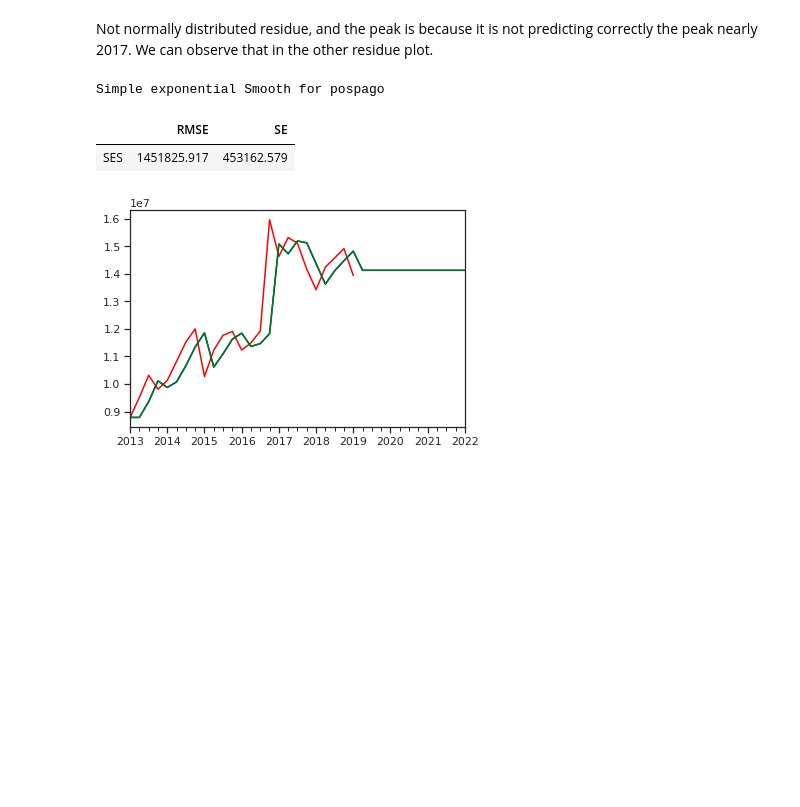
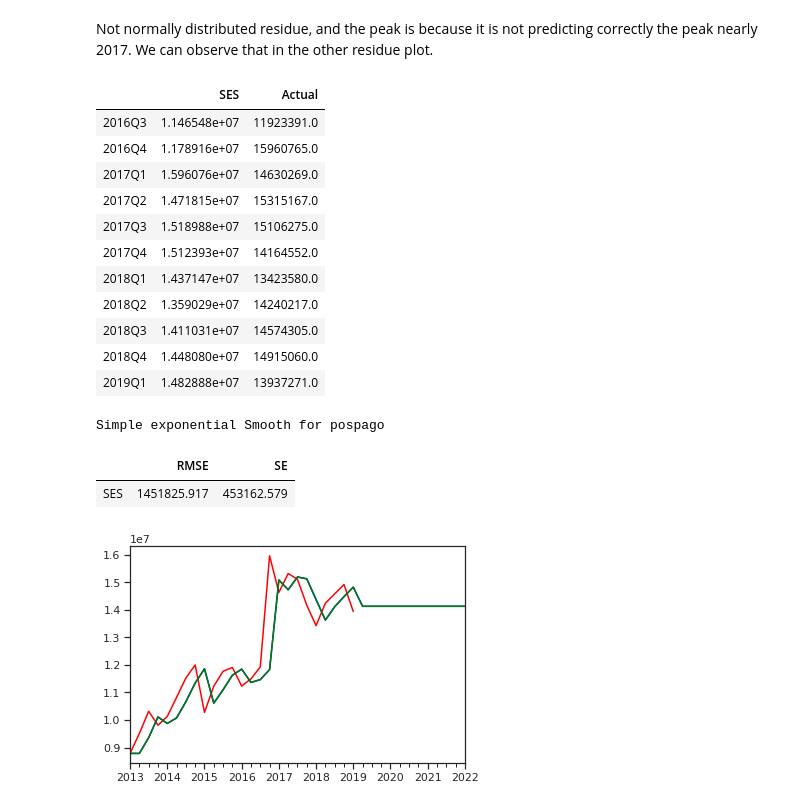
Before and after one commit to git-lu/TimeSeriesAnalysis, a Jupyter notebook: NaiveTimeSeriesAnalysis.ipynb, the cells around one changed output. Cells and saved outputs as stored; diff of their text form; code cells hidden in the pictures; blank space fills up the shorter version.

```diff
--- a/NaiveTimeSeriesAnalysis.ipynb
+++ b/NaiveTimeSeriesAnalysis.ipynb
@@ -221,26 +238,3 @@ display(table_1.round(3))
 Random Walk for prepago
 |  | RMSE | SE |
 | RW | 432408.343 | 136365.326 |
-# %%
-h=12
-w=h*10
-data = y2
-model = sm.tsa.SimpleExpSmoothing
-pred_index = data.index[-1] + np.array(range(1,h+1))
-pred_rolling = pd.Series(0,index=pred_index)
-pred_expanding = pd.Series(0,index=pred_index)
-orig_exp = None
-orig_roll = None
-for i in range(0,h):
-    current_exp = pd.concat([data, pred_expanding.head(i)])
-    expanding = model(current_exp).fit()
-    pred_expanding.update(expanding.forecast(1))
-    current_roll = pd.concat([data, pred_rolling.head(i)])
-    rolling = model(current_roll.tail(w)).fit()
-    pred_rolling.update(rolling.forecast(1))
-    if i==0:
-        orig_fit = expanding.fittedvalues
-        orig_roll = rolling.fittedvalues
-ax = data[-w:].plot(color='red');#figsize=(9,6))
-pd.concat([orig_fit[-w:],pred_expanding]).plot(ax=ax,color='blue');
-pd.concat([orig_roll[-w:],pred_rolling]).plot(ax=ax,color='green');
@@ -319,31 +311,45 @@ correctly the peak nearly 2017. We can observe that in the other residue plot.
 # %%
 validation=y1['2016Q3':].index # validación desde 2016 Q3 (40% de los datos)
 start = y1.index.get_loc('2016Q3') # indice de 2017 Q1
 
 pred1_2 = []
 actual_2= []
 for i in range(start, len(y1)):
 
     actual_2.append(y1.iloc[i]) # actual value
 
     model = sm.tsa.SimpleExpSmoothing(y1.iloc[:i]).fit()
     pred1_2.append(model.forecast(1)[0]) # SES forecast
 
 columns=['SES', 'Actual']
 results_sm_1 = np.vstack([pred1_2,actual_2]).T
 results_sm_1 = pd.DataFrame(results_sm_1, columns=columns, index=validation)
-
-table_1 = pd.DataFrame(0.0, index=results_sm_1.columns[:-1], columns=['RMSE','SE'])
-for i in range(1):
-    table_1.iloc[i,0] = sm.tools.eval_measures.rmse(results_sm_1.iloc[:,i], results_sm_1.iloc[:,-1])
-    table_1.iloc[i,1] = (results_sm_1.iloc[:,i] - results_sm_1.iloc[:,-1]).sem()
-
-print("Simple exponential Smooth for pospago")
-display(table_1.round(3))
+results_sm_1
 # %% [output]
-Simple exponential Smooth for pospago
-|  | RMSE | SE |
-| SES | 1451825.917 | 453162.579 |
+|  | SES | Actual |
+| 2016Q3 | 1.146548e+07 | 11923391.0 |
+| 2016Q4 | 1.178916e+07 | 15960765.0 |
+| 2017Q1 | 1.596076e+07 | 14630269.0 |
+| 2017Q2 | 1.471815e+07 | 15315167.0 |
+| 2017Q3 | 1.518988e+07 | 15106275.0 |
+| 2017Q4 | 1.512393e+07 | 14164552.0 |
+| 2018Q1 | 1.437147e+07 | 13423580.0 |
+| 2018Q2 | 1.359029e+07 | 14240217.0 |
+| 2018Q3 | 1.411031e+07 | 14574305.0 |
+| 2018Q4 | 1.448080e+07 | 14915060.0 |
+| 2019Q1 | 1.482888e+07 | 13937271.0 |
+# %%
+table_1 = pd.DataFrame(0.0, index=results_sm_1.columns[:-1], columns=['RMSE','SE'])
+for i in range(1):
+    table_1.iloc[i,0] = sm.tools.eval_measures.rmse(results_sm_1.iloc[:,i], results_sm_1.iloc[:,-1])
+    table_1.iloc[i,1] = (results_sm_1.iloc[:,i] - results_sm_1.iloc[:,-1]).sem()
+
+print("Simple exponential Smooth for pospago")
+display(table_1.round(3))
+# %% [output]
+Simple exponential Smooth for pospago
+|  | RMSE | SE |
+| SES | 1451825.917 | 453162.579 |
 # %%
 h=12
 w=h*10
```
Also changed, not shown: parts of 5 cells of this notebook.
